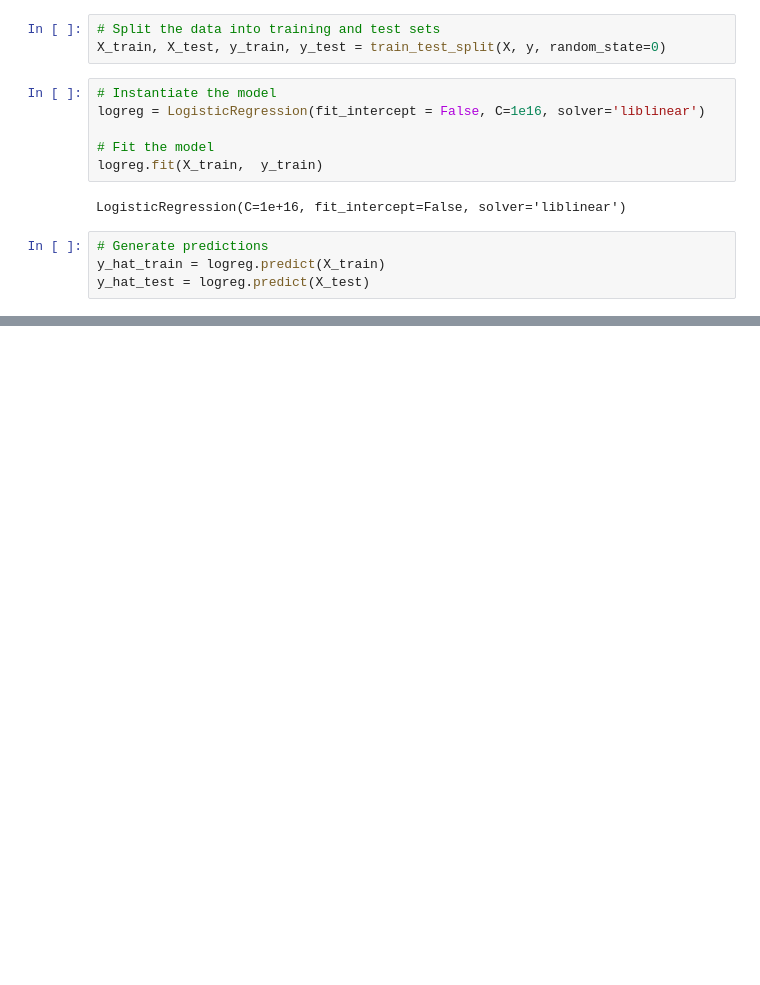
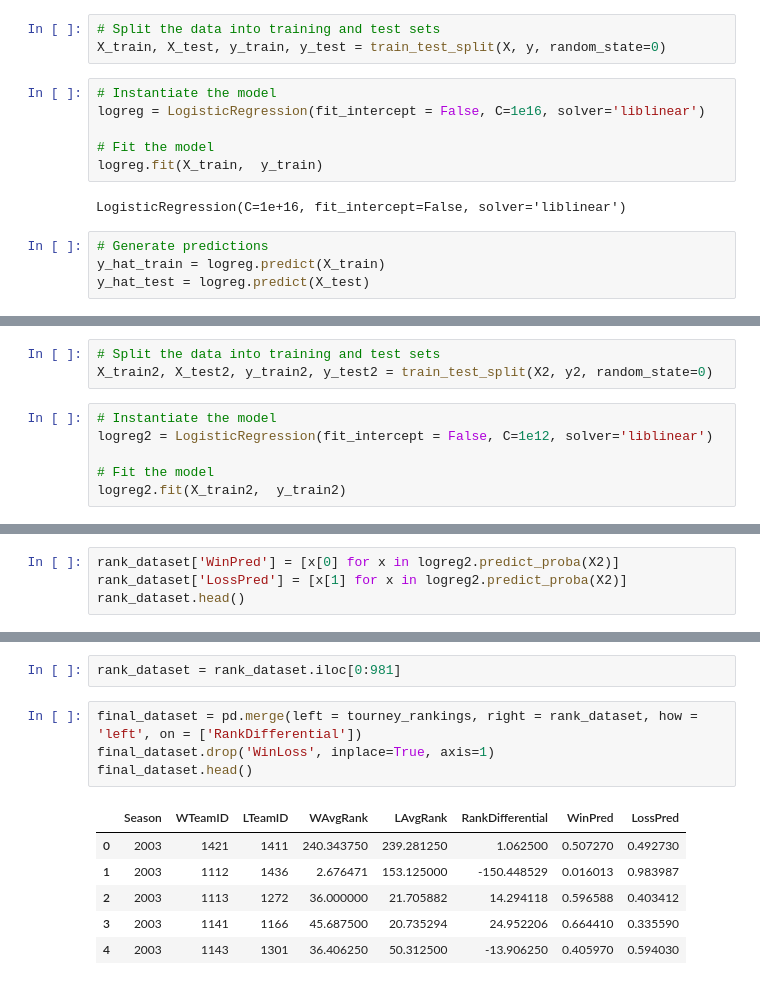
Before and after one commit to jpasquesi/dsc-final-capstone, a Jupyter notebook: capstone-notebook.ipynb, the cells around one changed output, grey strips where cells are left out. Cells and saved outputs as stored; diff of their text form; blank space fills up the shorter version.

```diff
--- a/capstone-notebook.ipynb
+++ b/capstone-notebook.ipynb
@@ -183,0 +300,9 @@ Name: POSTSEASON_Champions, dtype: float64
+# %%
+# Split the data into training and test sets
+X_train2, X_test2, y_train2, y_test2 = train_test_split(X2, y2, random_state=0)
+# %%
+# Instantiate the model
+logreg2 = LogisticRegression(fit_intercept = False, C=1e12, solver='liblinear')
+
+# Fit the model
+logreg2.fit(X_train2,  y_train2)
@@ -183,0 +369,4 @@ Name: POSTSEASON_Champions, dtype: float64
+# %%
+rank_dataset['WinPred'] = [x[0] for x in logreg2.predict_proba(X2)]
+rank_dataset['LossPred'] = [x[1] for x in logreg2.predict_proba(X2)]
+rank_dataset.head()
@@ -183,0 +380,13 @@ Name: POSTSEASON_Champions, dtype: float64
+# %%
+rank_dataset = rank_dataset.iloc[0:981]
+# %%
+final_dataset = pd.merge(left = tourney_rankings, right = rank_dataset, how = 'left', on = ['RankDifferential'])
+final_dataset.drop('WinLoss', inplace=True, axis=1)
+final_dataset.head()
+# %% [output]
+|  | Season | WTeamID | LTeamID | WAvgRank | LAvgRank | RankDifferential | WinPred | LossPred |
+| 0 | 2003 | 1421 | 1411 | 240.343750 | 239.281250 | 1.062500 | 0.507270 | 0.492730 |
+| 1 | 2003 | 1112 | 1436 | 2.676471 | 153.125000 | -150.448529 | 0.016013 | 0.983987 |
+| 2 | 2003 | 1113 | 1272 | 36.000000 | 21.705882 | 14.294118 | 0.596588 | 0.403412 |
+| 3 | 2003 | 1141 | 1166 | 45.687500 | 20.735294 | 24.952206 | 0.664410 | 0.335590 |
+| 4 | 2003 | 1143 | 1301 | 36.406250 | 50.312500 | -13.906250 | 0.405970 | 0.594030 |
```
Also changed, not shown: parts of 46 cells of this notebook.
